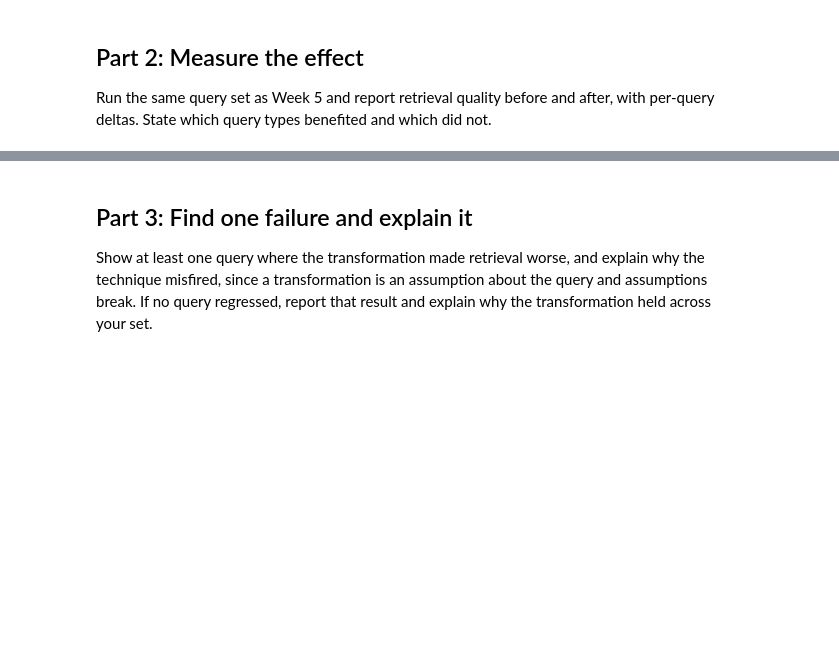
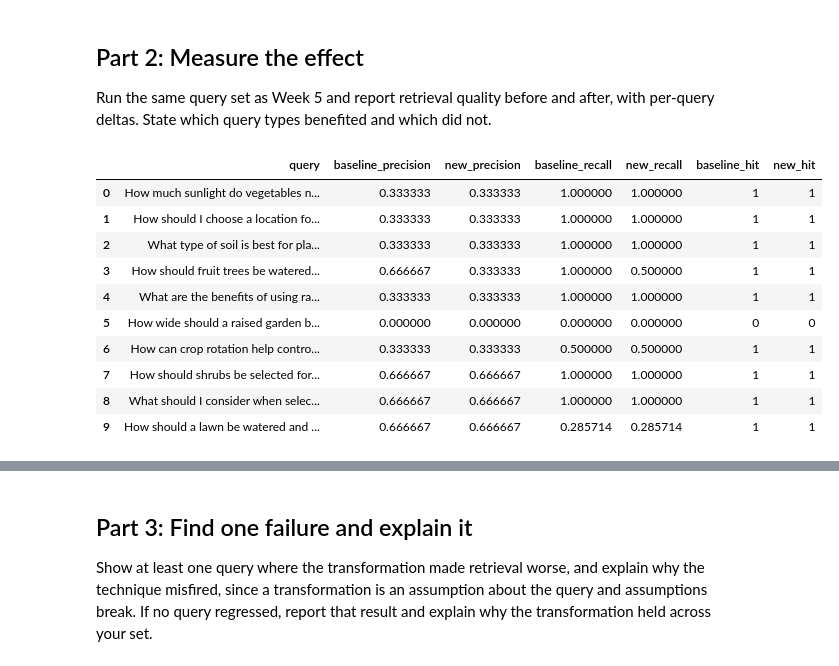
Before and after one commit to wyattae/cosc-650-applied-llm-systems, a Jupyter notebook: src/week6/week6_advanced_rag_starter.ipynb, the cells around one changed output, grey strips where cells are left out. Cells and saved outputs as stored; diff of their text form; code cells hidden in the pictures; blank space fills up the shorter version.

```diff
--- a/src/week6/week6_advanced_rag_starter.ipynb
+++ b/src/week6/week6_advanced_rag_starter.ipynb
@@ -195,3 +618,49 @@ baseline_metrics = {
 # %% [markdown]
 ## Part 2: Measure the effect
 Run the same query set as Week 5 and report retrieval quality before and after, with per-query deltas. State which query types benefited and which did not.
+# %%
+comparison_results = []
+
+for query in test_queries:
+    baseline = evaluate_query(
+        "by-paragraph",
+        query,
+        k=3
+    )
+
+    transformed = evaluate_multi_query_rerank(
+        "by-paragraph",
+        query,
+        k=3
+    )
+
+    baseline_hit = 1 if baseline["true_positives"] else 0
+
+    comparison_results.append({
+        "query": query,
+
+        "baseline_precision": baseline["precision"],
+        "new_precision": transformed["precision"],
+
+        "baseline_recall": baseline["recall"],
+        "new_recall": transformed["recall"],
+
+        "baseline_hit": baseline_hit,
+        "new_hit": transformed["hit"]
+    })
+
+comparison_df = pd.DataFrame(comparison_results)
+
+comparison_df
+# %% [output]
+|  | query | baseline_precision | new_precision | baseline_recall | new_recall | baseline_hit | new_hit |
+| 0 | How much sunlight do vegetables n... | 0.333333 | 0.333333 | 1.000000 | 1.000000 | 1 | 1 |
+| 1 | How should I choose a location fo... | 0.333333 | 0.333333 | 1.000000 | 1.000000 | 1 | 1 |
+| 2 | What type of soil is best for pla... | 0.333333 | 0.333333 | 1.000000 | 1.000000 | 1 | 1 |
+| 3 | How should fruit trees be watered... | 0.666667 | 0.333333 | 1.000000 | 0.500000 | 1 | 1 |
+| 4 | What are the benefits of using ra... | 0.333333 | 0.333333 | 1.000000 | 1.000000 | 1 | 1 |
+| 5 | How wide should a raised garden b... | 0.000000 | 0.000000 | 0.000000 | 0.000000 | 0 | 0 |
+| 6 | How can crop rotation help contro... | 0.333333 | 0.333333 | 0.500000 | 0.500000 | 1 | 1 |
+| 7 | How should shrubs be selected for... | 0.666667 | 0.666667 | 1.000000 | 1.000000 | 1 | 1 |
+| 8 | What should I consider when selec... | 0.666667 | 0.666667 | 1.000000 | 1.000000 | 1 | 1 |
+| 9 | How should a lawn be watered and ... | 0.666667 | 0.666667 | 0.285714 | 0.285714 | 1 | 1 |
```
Also changed, not shown: parts of 23 cells of this notebook.
